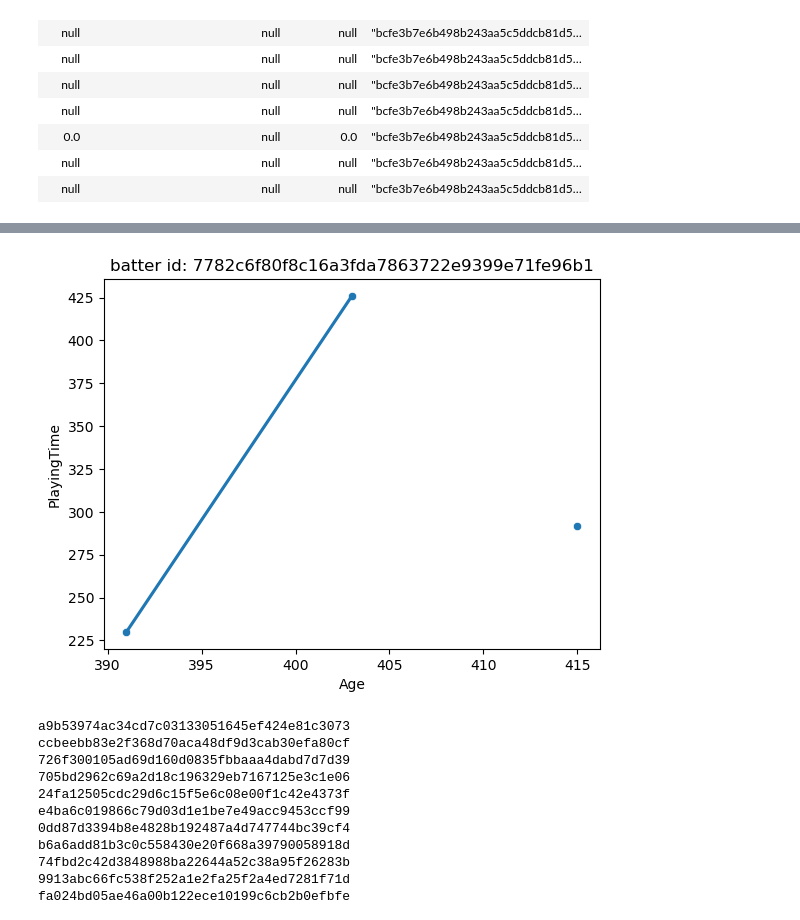
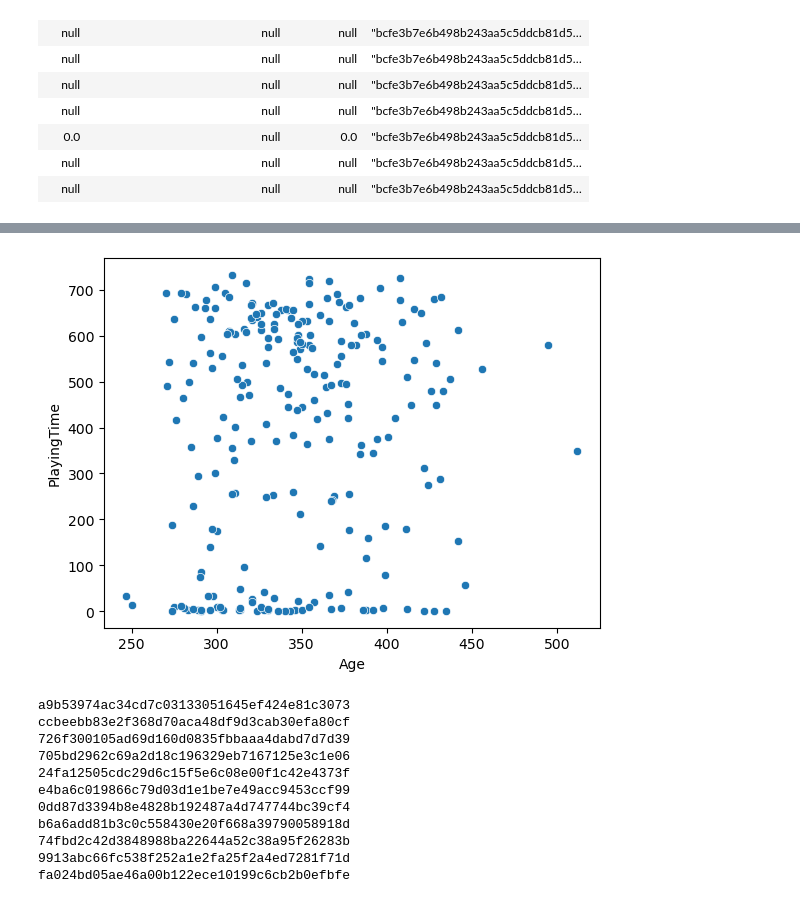
Before and after one commit to Lou-Zhou/reds-hackathon, a Jupyter notebook: data_analysis.ipynb, the cells around one changed output, grey strips where cells are left out. Saved outputs shown, nothing was run; the diff lists cells and outputs as text; code cells hidden in the pictures.

```diff
--- a/data_analysis.ipynb
+++ b/data_analysis.ipynb
@@ -227,7 +230,8 @@ shape: (2_398, 4)
 # %%
 #sample_batter = wobas.select(pl.first('batter')).item()#this is really unintuitive?
 batterdata = pbp.with_columns(
-        pl.col("estimated_woba_using_speedangle").fill_null(pl.col("woba_value")).alias("xwoba")
+        #pl.col("estimated_woba_using_speedangle").fill_null(pl.col("woba_value")).alias("xwoba")
+        pl.col("woba_value").alias("xwoba")
     )
 batterdata.select("xwoba", "estimated_woba_using_speedangle", "woba_value", "batter").filter(pl.col("batter").str.starts_with("bcfe3b7e6b498b243aa5c5ddcb81d5"))
 # %% [output]
@@ -285,7 +289,7 @@ def RegressToMean(data, pbp):
     )
     batterdata = batterdata.with_columns(#is there a weighted average method for polars?
         ((pl.col("PT")) / pl.col("woba_varPerformance")).alias("noiseWeight"),
-        (1 / pl.col("game_year").replace_strict(popvars)).alias("popWeight")
+        (100 / pl.col("game_year").replace_strict(popvars)).alias("popWeight")
     )
     batterdata = batterdata.with_columns(
         (((pl.col("noiseWeight") * pl.col("woba_mean")) + (pl.col("popWeight") * pl.col("game_year").replace_strict(WOBApopMeans)))
@@ -355,3 +362,0 @@ sns.scatterplot(x="Age", y="PlayingTime", hue = "RegressedWOBA",palette=cmap, da
-# %%
-batter = "a7303f4e8da8737691fc5803f2fcc1"
-sns.scatterplot(x="Age", y="PlayingTime", hue = "RegressedWOBA", palette=cmap, data = currentWOBA.filter(pl.col("batter").str.starts_with(batter)))
@@ -423,15 +412,18 @@ root_mean_squared_error(pl.Series(mdf.predict()), currentWOBA.get_column("Playin
 # %%
 import numpy as np
 import matplotlib.pyplot as plt
 from scipy.optimize import curve_fit
-def fitCurve(batter):
-    batterdf = currentWOBA.filter(pl.col("batter").str.starts_with(batter))
+def fitCurve(filter):
+    if batter:
+        batterdf = currentWOBA.filter(filter)
     if batterdf.shape[0] == 1:
         return "Only one point"
-    sns.regplot(x='Age', y='PlayingTime', data=batterdf.head(2), ci = False, scatter= False).set_title(f"batter id: {batter}")
+    #sns.regplot(x='Age', y='PlayingTime', data=batterdf.head(2), ci = False, scatter= False).set_title(f"batter id: {batter}")
     sns.scatterplot(data=batterdf, x='Age', y='PlayingTime')
 iter = 20
-fitCurve(list(currentWOBA.group_by("batter").len().filter(pl.col("len") == 3).get_column("batter"))[iter])#not always linear! - need to use nonlinear approaches - somewhat good interpolation
+filter = pl.col("RegressedWOBA") > 0.35
+#list(currentWOBA.group_by("batter").len().filter(pl.col("len") == 3).get_column("batter"))[iter]
+fitCurve(filter)#not always linear! - need to use nonlinear approaches - somewhat good interpolation
 # %% [output]
-[figure, old version]
+[figure, new version]
 # %%
```
Also changed, not shown: parts of 19 cells of this notebook, 1 other file.
